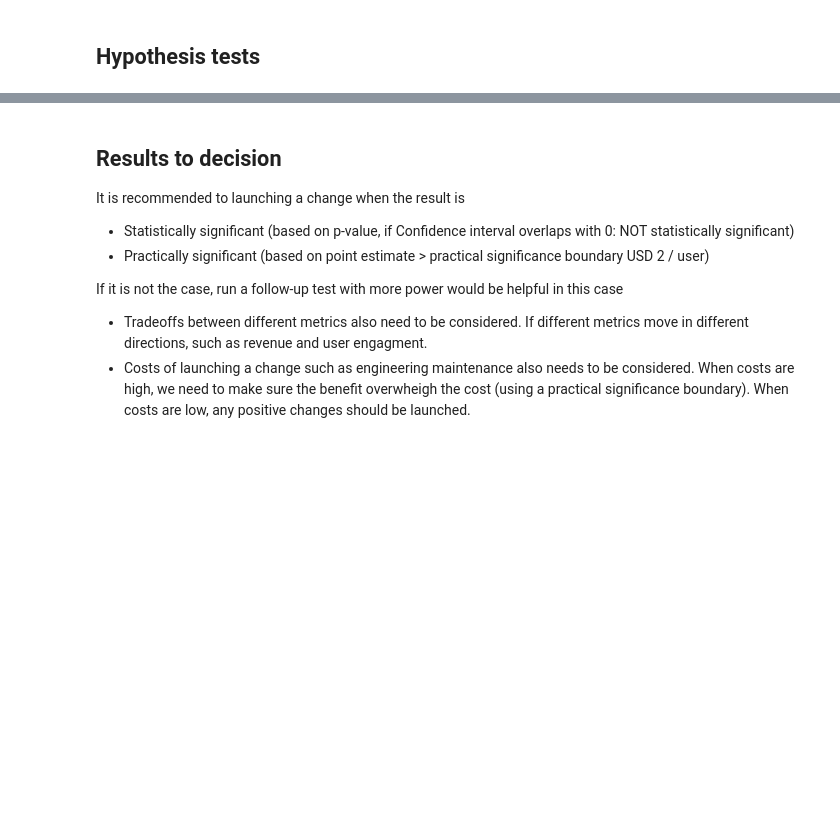
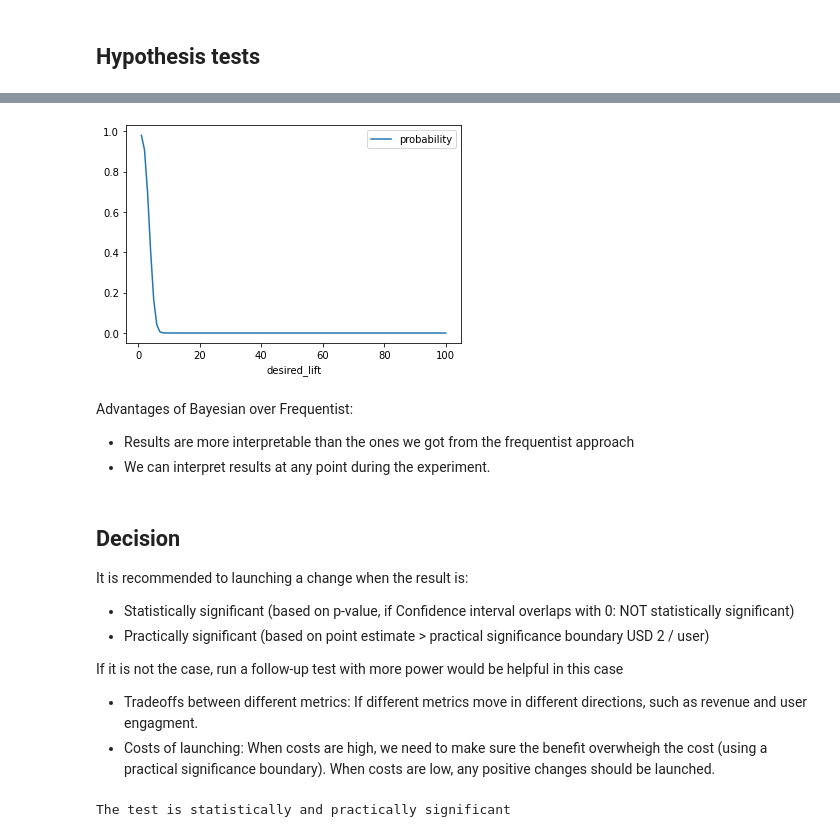
Before and after one commit to valentindbdg/AB-testing, a Jupyter notebook: AB_testing.ipynb, the cells around one changed output, grey strips where cells are left out. Cells and saved outputs as stored; diff of their text form; code cells hidden in the pictures; blank space fills up the shorter version.

```diff
--- a/AB_testing.ipynb
+++ b/AB_testing.ipynb
@@ -272,0 +360,8 @@ One-way: Extreme ratio (p-value): 0.998
+# %%
+#We take the 10000 samples of purchase conversions rate
+prior_means = []
+for i in range(10000):
+    prior_means.append(prior.sample(1000)['converted'].mean())
+# %%
+#Feed the sample to model a Beta Distribution from sample means:
+prior_alpha, prior_beta, _, _= beta.fit(prior_means, floc=0, fscale=1)
@@ -272,0 +434,4 @@ One-way: Extreme ratio (p-value): 0.998
+# %%
+lift_percentage = (treatment_samples - control_samples) / control_samples
+proba = round(np.mean((100 * lift_percentage) > significant_lift) * 100,3)
+print(f"Probability that we are seeing a {significant_lift}% lift is {proba}%")
@@ -272,0 +440,12 @@ One-way: Extreme ratio (p-value): 0.998
+# %%
+desired_lift_max = 100
+desired_lift_in_percent = 0
+result = pd.DataFrame(columns=['desired_lift', 'probability'])
+
+for x in range(desired_lift_max):
+    lift_percentage = (treatment_samples - control_samples) / control_samples
+    desired_lift_in_percent = int(desired_lift_in_percent + 1)
+    probability = round(np.mean((100 * lift_percentage) > desired_lift_in_percent) * 100,3)
+    result = result.append({'desired_lift': desired_lift_in_percent, 'probability': probability/100}, ignore_index=True)
+
+result.head(10)
@@ -273,10 +464,29 @@ One-way: Extreme ratio (p-value): 0.998
+# %%
+lines = result.plot.line(x='desired_lift', y='probability')
+# %% [output]
+[figure, added]
+# %% [markdown]
+Advantages of Bayesian over Frequentist:
+- Results are more interpretable than the ones we got from the frequentist approach
+- We can interpret results at any point during the experiment.
 # %% [markdown]
-## Results to decision
-It is recommended to launching a change when the result is
+## Decision
+It is recommended to launching a change when the result is:
 - Statistically significant (based on p-value, if Confidence interval overlaps with 0: NOT statistically significant)
 - Practically significant (based on point estimate > practical significance boundary USD 2 / user)
 
 If it is not the case, run a follow-up test with more power would be helpful in this case
 
-- Tradeoffs between different metrics also need to be considered. If different metrics move in different directions, such as revenue and user engagment.
-- Costs of launching a change such as engineering maintenance also needs to be considered. When costs are high, we need to make sure the benefit overwheigh the cost (using a practical significance boundary). When costs are low, any positive changes should be launched.
+- Tradeoffs between different metrics: If different metrics move in different directions, such as revenue and user engagment.
+- Costs of launching: When costs are high, we need to make sure the benefit overwheigh the cost (using a practical significance boundary). When costs are low, any positive changes should be launched.
+# %%
+if proba >= power and p_value < alpha:
+    print("The test is statistically and practically significant")
+elif proba < power and p_value < alpha:
+    print("The test is statistically significant, but NOT practically significant")
+elif proba >= power and p_value > alpha:
+    print("The test is NOT statistically significant, but it is practically significant")
+elif proba < power and p_value > alpha:
+    print("The test is NOT statistically significant, and NOT practically significant")
+# %% [output]
+The test is statistically and practically significant
```
Also changed, not shown: parts of 45 cells of this notebook.
